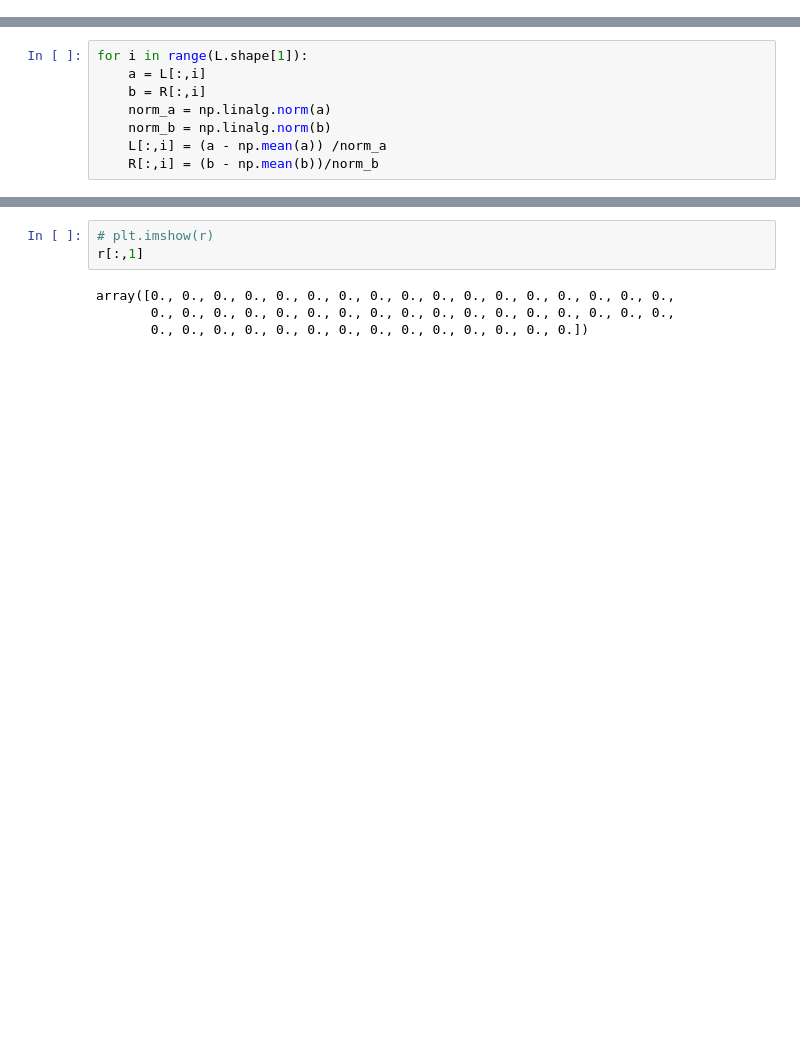
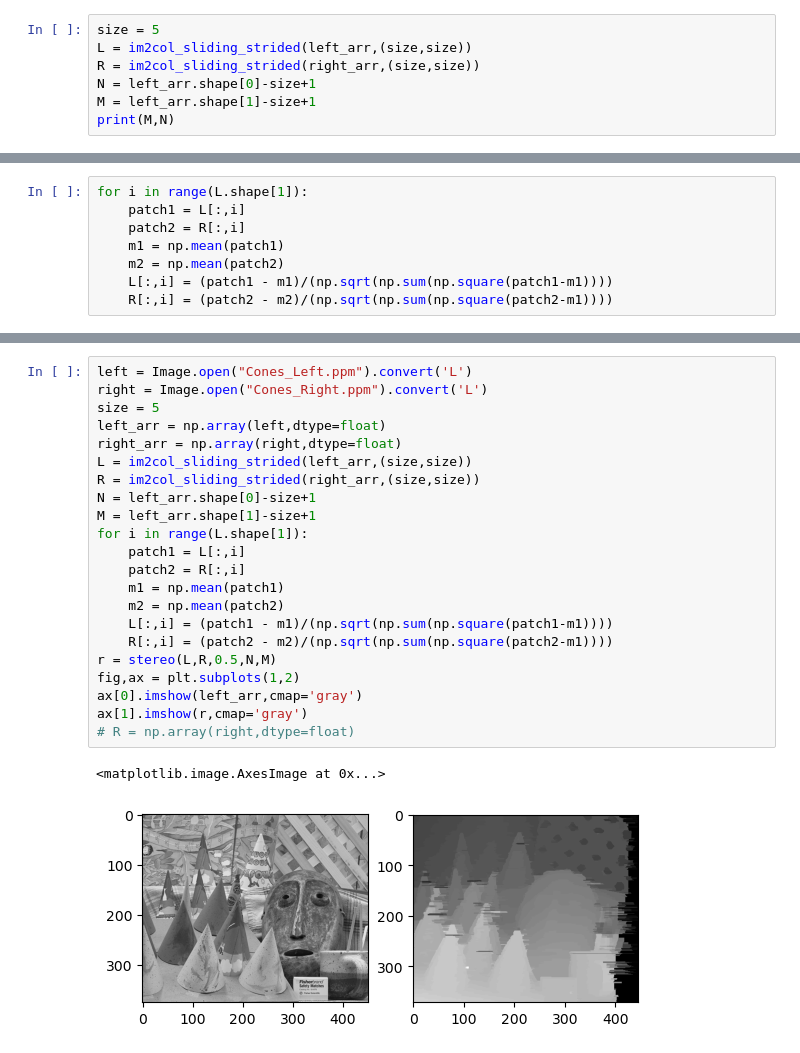
Before and after one commit to mingl1/327HW10, a Jupyter notebook: Stereo_notebook.ipynb, the cells around one changed output, grey strips where cells are left out. Cells and saved outputs as stored; diff of their text form; blank space fills up the shorter version.

```diff
--- a/Stereo_notebook.ipynb
+++ b/Stereo_notebook.ipynb
@@ -27,0 +35,7 @@ R = im2col_sliding_strided(right_arr,(3,3))
+# %%
+size = 5
+L = im2col_sliding_strided(left_arr,(size,size))
+R = im2col_sliding_strided(right_arr,(size,size))
+N = left_arr.shape[0]-size+1
+M = left_arr.shape[1]-size+1
+print(M,N)
@@ -28,8 +44,8 @@ R = im2col_sliding_strided(right_arr,(3,3))
 # %%
 for i in range(L.shape[1]):
-    a = L[:,i]
-    b = R[:,i]
-    norm_a = np.linalg.norm(a)
-    norm_b = np.linalg.norm(b)
-    L[:,i] = (a - np.mean(a)) /norm_a
-    R[:,i] = (b - np.mean(b))/norm_b
+    patch1 = L[:,i]
+    patch2 = R[:,i]
+    m1 = np.mean(patch1)
+    m2 = np.mean(patch2)
+    L[:,i] = (patch1 - m1)/(np.sqrt(np.sum(np.square(patch1-m1))))
+    R[:,i] = (patch2 - m2)/(np.sqrt(np.sum(np.square(patch2-m1))))
@@ -83,7 +132,25 @@ AttributeError: 'numpy.ndarray' object has no attribute 'shpae'
-# %%
-# plt.imshow(r)
-r[:,1]
-# %% [output]
-array([0., 0., 0., 0., 0., 0., 0., 0., 0., 0., 0., 0., 0., 0., 0., 0., 0.,
-       0., 0., 0., 0., 0., 0., 0., 0., 0., 0., 0., 0., 0., 0., 0., 0., 0.,
-       0., 0., 0., 0., 0., 0., 0., 0., 0., 0., 0., 0., 0., 0.])
+# %%
+left = Image.open("Cones_Left.ppm").convert('L')
+right = Image.open("Cones_Right.ppm").convert('L')
+size = 5
+left_arr = np.array(left,dtype=float)
+right_arr = np.array(right,dtype=float)
+L = im2col_sliding_strided(left_arr,(size,size))
+R = im2col_sliding_strided(right_arr,(size,size))
+N = left_arr.shape[0]-size+1
+M = left_arr.shape[1]-size+1
+for i in range(L.shape[1]):
+    patch1 = L[:,i]
+    patch2 = R[:,i]
+    m1 = np.mean(patch1)
+    m2 = np.mean(patch2)
+    L[:,i] = (patch1 - m1)/(np.sqrt(np.sum(np.square(patch1-m1))))
+    R[:,i] = (patch2 - m2)/(np.sqrt(np.sum(np.square(patch2-m1))))
+r = stereo(L,R,0.5,N,M)
+fig,ax = plt.subplots(1,2)
+ax[0].imshow(left_arr,cmap='gray')
+ax[1].imshow(r,cmap='gray')
+# R = np.array(right,dtype=float)
+# %% [output]
+<matplotlib.image.AxesImage at 0x...>
+[figure, added]
```
Also changed, not shown: parts of 9 cells of this notebook, 2 other files.
